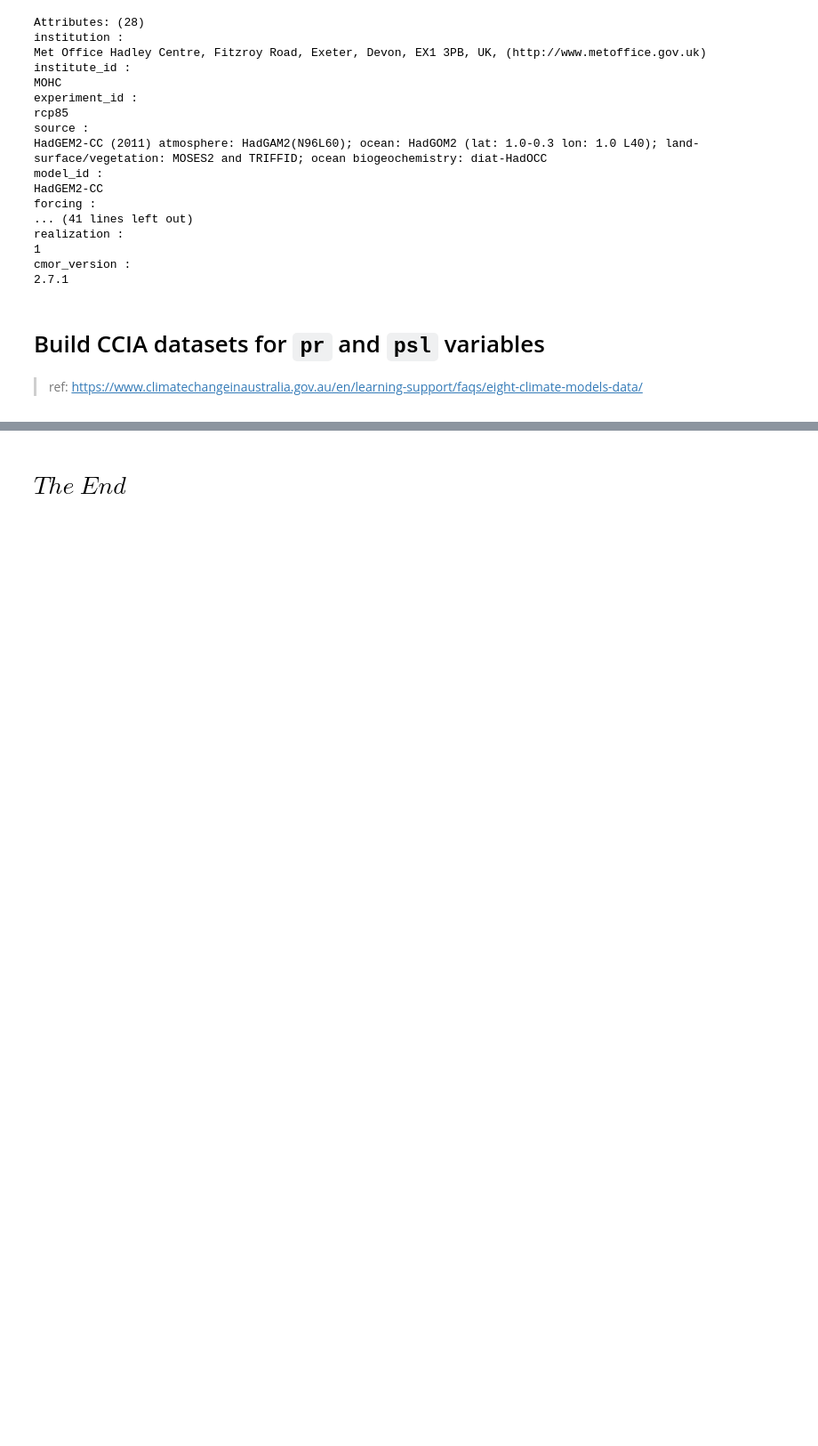
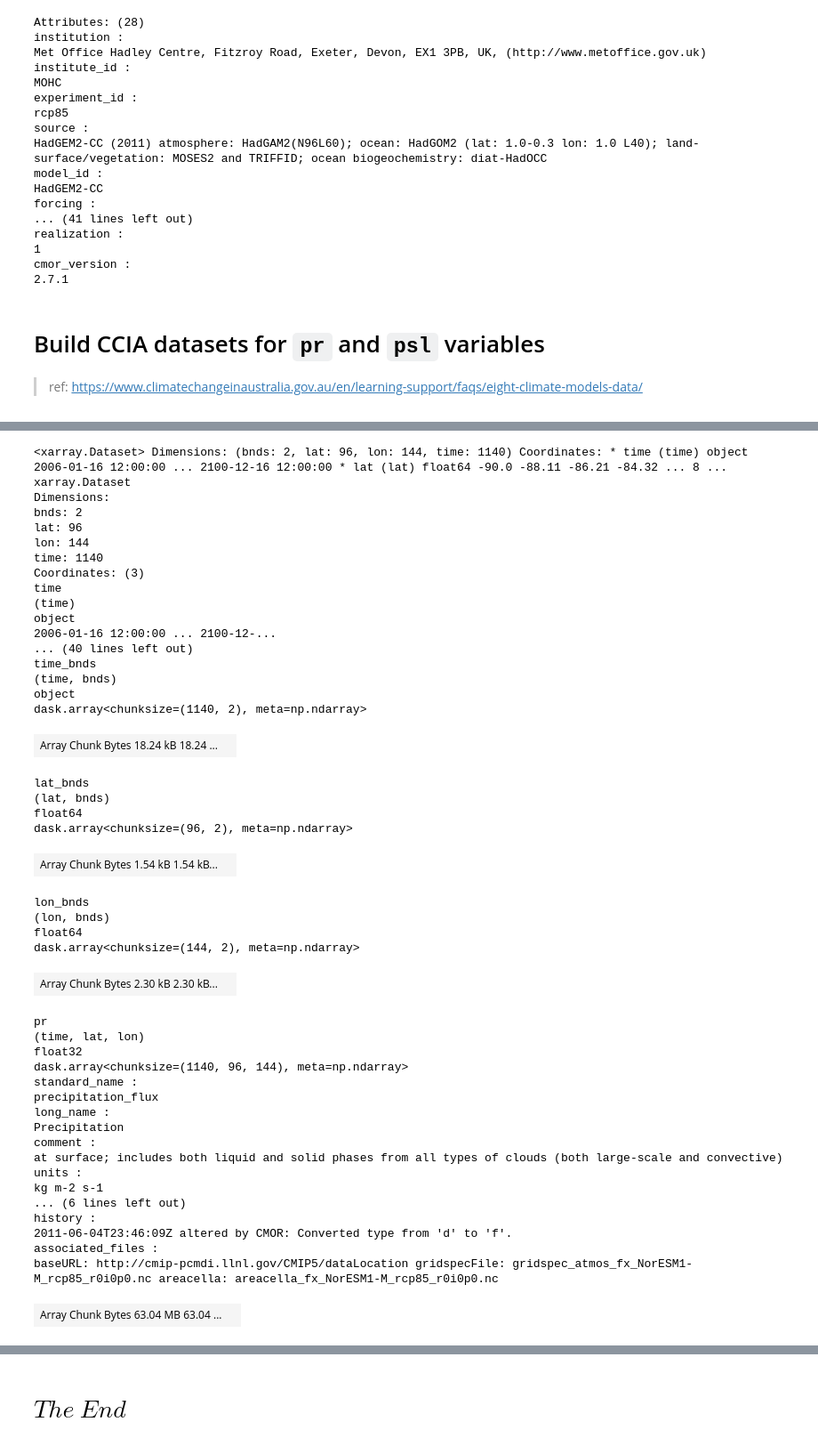
Before and after one commit to Thomas-Moore-Creative/NCI-CCIA-ARD, a Jupyter notebook: intake_sandbox.ipynb, the cells around one changed output, grey strips where cells are left out. Shown at 89% size. Drawn from its saved outputs; the diff is of its cells as text; code cells hidden in the pictures; blank space fills up the shorter version.

Commit message:
success with intake-esm using cmip5 as advised by Scott

```diff
--- a/intake_sandbox.ipynb
+++ b/intake_sandbox.ipynb
@@ -602,0 +294,15 @@ cordex.search(institute='UNSW', time_frequency='day', variable='psl', domain='AU
+# %%
+CCiA_catalog = NCI_catalog.esgf.cmip5.search(variable=['psl','pr'],
+            realm=['atmos'],
+            time_frequency='mon',
+            experiment=['rcp85','historical'],
+            ensemble=['r1i1p1'],
+            model=['ACCESS1.0',
+                   'CESM1(CAM5)',
+                   'CNRM-CM5',
+                   'GFDL-ESM2M',
+                   'HadGEM2-CC',
+                   'CanESM2',
+                   'MIROC5',
+                   'NorESM1-M']\
+            )
@@ -602,0 +318,2 @@ cordex.search(institute='UNSW', time_frequency='day', variable='psl', domain='AU
+# %%
+CCiA_dataset_dict = CCiA_catalog.to_dataset_dict()
@@ -602,0 +349,52 @@ cordex.search(institute='UNSW', time_frequency='day', variable='psl', domain='AU
+# %%
+NorESM1_M_rcp85_pr = CCiA_dataset_dict['cmip5.output1.NCC.NorESM1-M.rcp85.mon.atmos.Amon.r1i1p1.v20120412.pr']
+NorESM1_M_historical_pr = CCiA_dataset_dict['cmip5.output1.NCC.NorESM1-M.historical.mon.atmos.Amon.r1i1p1.v20120412.pr']
+# %%
+NorESM1_M_rcp85_pr
+# %% [output]
+<xarray.Dataset> Dimensions: (bnds: 2, lat: 96, lon: 144, time: 1140) Coordinates: * time (time) object 2006-01-16 12:00:00 ... 2100-12-16 12:00:00 * lat (lat) float64 -90.0 -88.11 -86.21 -84.32 ... 8 ...
+xarray.Dataset
+Dimensions:
+bnds: 2
+lat: 96
+lon: 144
+time: 1140
+Coordinates: (3)
+time
+(time)
+object
+2006-01-16 12:00:00 ... 2100-12-...
+... (40 lines left out)
+time_bnds
+(time, bnds)
+object
+dask.array<chunksize=(1140, 2), meta=np.ndarray>
+| Array Chunk Bytes 18.24 kB 18.24 ... |  |
+lat_bnds
+(lat, bnds)
+float64
+dask.array<chunksize=(96, 2), meta=np.ndarray>
+| Array Chunk Bytes 1.54 kB 1.54 kB... |  |
+lon_bnds
+(lon, bnds)
+float64
+dask.array<chunksize=(144, 2), meta=np.ndarray>
+| Array Chunk Bytes 2.30 kB 2.30 kB... |  |
+pr
+(time, lat, lon)
+float32
+dask.array<chunksize=(1140, 96, 144), meta=np.ndarray>
+standard_name :
+precipitation_flux
+long_name :
+Precipitation
+comment :
+at surface; includes both liquid and solid phases from all types of clouds (both large-scale and convective)
+units :
+kg m-2 s-1
+... (6 lines left out)
+history :
+2011-06-04T23:46:09Z altered by CMOR: Converted type from 'd' to 'f'.
+associated_files :
+baseURL: http://cmip-pcmdi.llnl.gov/CMIP5/dataLocation gridspecFile: gridspec_atmos_fx_NorESM1-M_rcp85_r0i0p0.nc areacella: areacella_fx_NorESM1-M_rcp85_r0i0p0.nc
+| Array Chunk Bytes 63.04 MB 63.04 ... |  |
```
Also changed, not shown: parts of 87 cells of this notebook.
